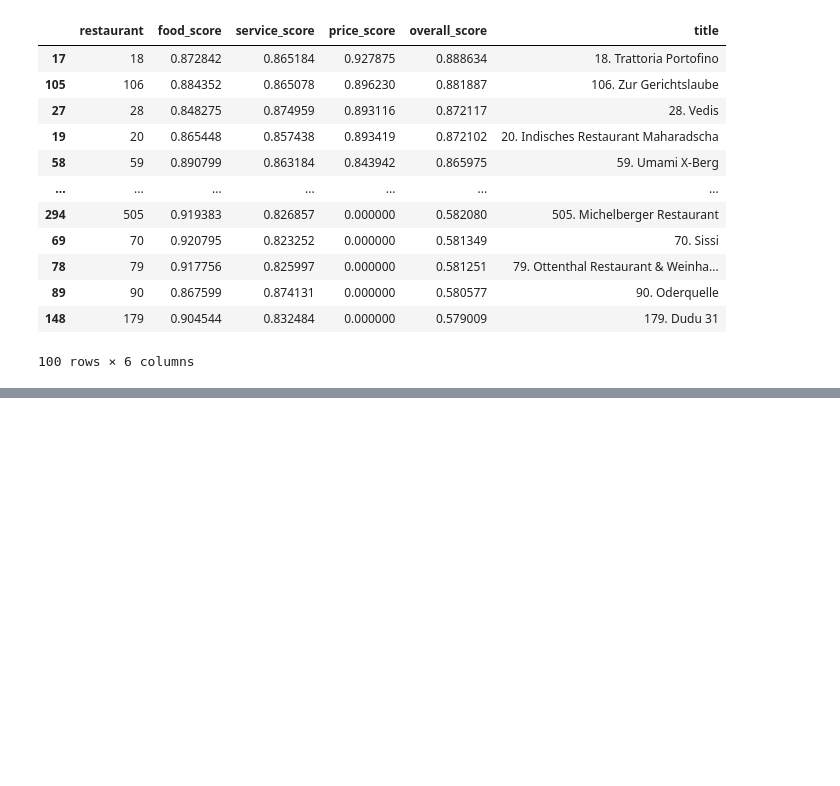
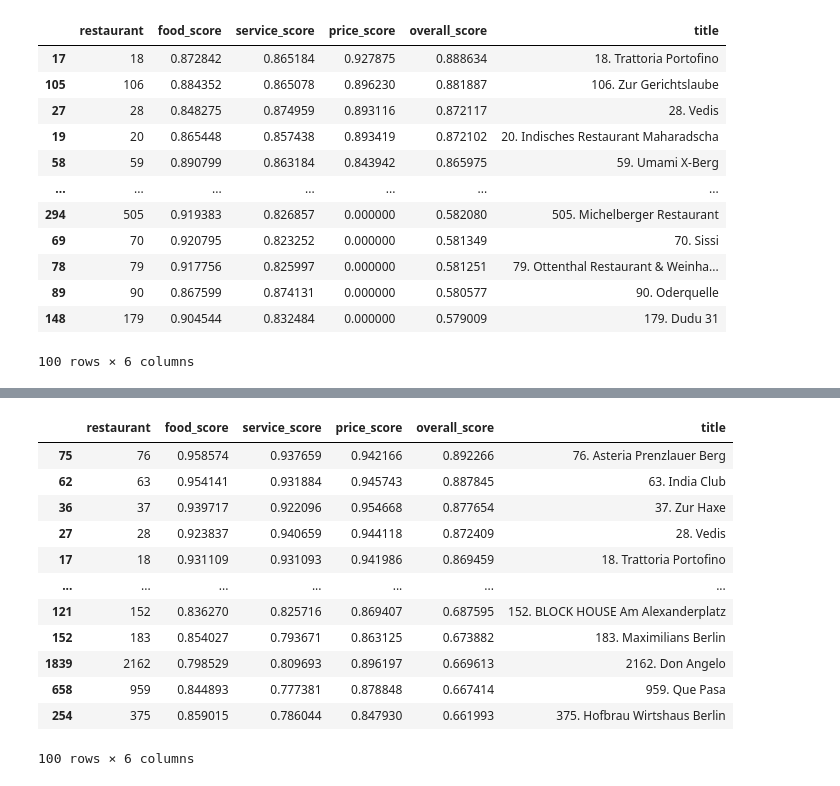
Before and after one commit to its30NA/berlin_bites, a Jupyter notebook: notebooks/03. eda.ipynb, the cells around one changed output, grey strips where cells are left out. Saved outputs shown, nothing was run; the diff lists cells and outputs as text; code cells hidden in the pictures; blank space fills up the shorter version.

Commit message:
fixing the new metrics effect on overall score

```diff
--- a/notebooks/03. eda.ipynb
+++ b/notebooks/03. eda.ipynb
@@ -622,0 +681,13 @@ Let's fix this by two adjustments,
+# %%
+foodservprice_results_df = pd.DataFrame(results)
+
+foodservprice_results_df[["food_score","service_score","price_score"]] = \
+    (foodservprice_results_df[["food_score","service_score","price_score"]] + 1) / 2
+
+foodservprice_results_df = foodservprice_results_df.merge(
+    df[["restaurant", "title"]].drop_duplicates(),
+    on="restaurant"
+)
+
+foodservprice_results_df.to_csv("../data/raw/berlin_reviews_foodserviceprice.csv", index=False)
+foodservprice_results_df.sort_values("overall_score", ascending=False).head(10)
@@ -622,0 +706,16 @@ Let's fix this by two adjustments,
+# %%
+foodservprice_results_df.sort_values("overall_score", ascending=False).head(100)
+# %% [output]
+|  | restaurant | food_score | service_score | price_score | overall_score | title |
+| 75 | 76 | 0.958574 | 0.937659 | 0.942166 | 0.892266 | 76. Asteria Prenzlauer Berg |
+| 62 | 63 | 0.954141 | 0.931884 | 0.945743 | 0.887845 | 63. India Club |
+| 36 | 37 | 0.939717 | 0.922096 | 0.954668 | 0.877654 | 37. Zur Haxe |
+| 27 | 28 | 0.923837 | 0.940659 | 0.944118 | 0.872409 | 28. Vedis |
+| 17 | 18 | 0.931109 | 0.931093 | 0.941986 | 0.869459 | 18. Trattoria Portofino |
+| ... | ... | ... | ... | ... | ... | ... |
+| 121 | 152 | 0.836270 | 0.825716 | 0.869407 | 0.687595 | 152. BLOCK HOUSE Am Alexanderplatz |
+| 152 | 183 | 0.854027 | 0.793671 | 0.863125 | 0.673882 | 183. Maximilians Berlin |
+| 1839 | 2162 | 0.798529 | 0.809693 | 0.896197 | 0.669613 | 2162. Don Angelo |
+| 658 | 959 | 0.844893 | 0.777381 | 0.878848 | 0.667414 | 959. Que Pasa |
+| 254 | 375 | 0.859015 | 0.786044 | 0.847930 | 0.661993 | 375. Hofbrau Wirtshaus Berlin |
+100 rows × 6 columns
```
Also changed, not shown: parts of 6 cells of this notebook.
